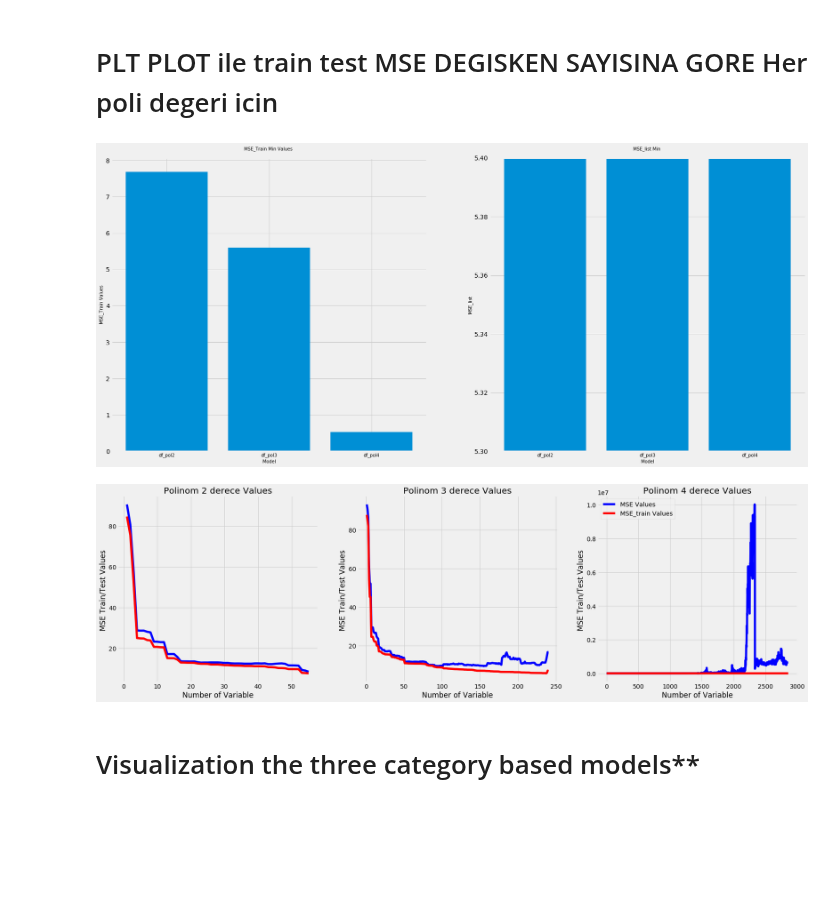
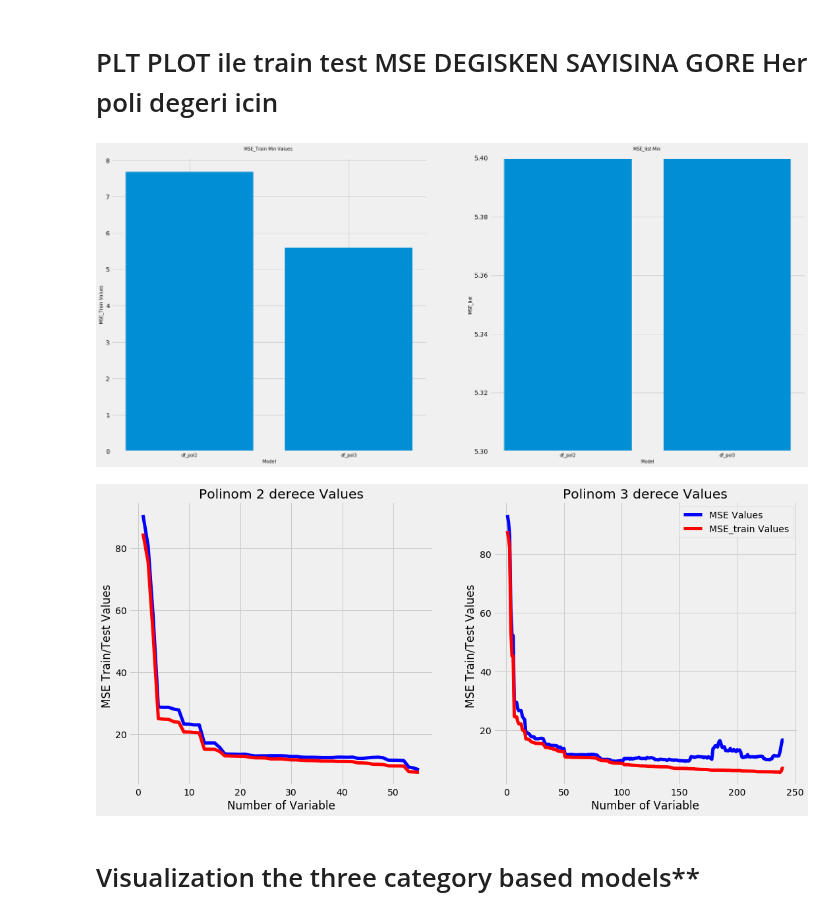
Before and after one commit to EceDolen/Proje-2-, a Jupyter notebook: proje 2 LifeExpectancyData SON2.ipynb, the cells around one changed output. Saved outputs shown, nothing was run; the diff lists cells and outputs as text; code cells hidden in the pictures; blank space fills up the shorter version.

```diff
--- a/proje 2 LifeExpectancyData SON2.ipynb
+++ b/proje 2 LifeExpectancyData SON2.ipynb
@@ -796,11 +762,11 @@ plt.show()
 # PLT PLOT ile train test MSE DEGISKEN SAYISINA GORE Her poli degeri icin
 # %%
 plt.figure(figsize=(25,25))
-objects = ('df_pol2', 'df_pol3', 'df_pol4')
+objects = ('df_pol2', 'df_pol3')
 
 y_pos = np.arange(len(objects))
-performance  =[df_pol2.MSE_train_list.min(), df_pol3.MSE_train_list.min(), df_pol4.MSE_train_list.min()]
-performance2 =[df_pol2.MSE_list.min(), df_pol3.MSE_list.min(), df_pol4.MSE_list.min()]
+performance  =[df_pol2.MSE_train_list.min(), df_pol3.MSE_train_list.min()]
+performance2 =[df_pol2.MSE_list.min(), df_pol3.MSE_list.min()]
 
 plt.subplot(221)
 plt.bar(y_pos, performance, align='center')
@@ -820,37 +786,30 @@ plt.ylim(5.30,5.40)
 
 plt.show()
 # %% [output]
-[figure, old version]
+[figure, new version]
 # %%
-#BUNU 3 GARIFKLE YANYANA YAPTIR HER POLI DEGERI ICIN
+#BUNU 2 GARIFKLE YANYANA YAPTIR HER POLI DEGERI ICIN
 plt.figure(1, figsize = (25,25))
 
 plt.subplot(331)
 plt.plot(df_pol2.degisken_sayisi,df_pol2.MSE_list,label = 'MSE Values', color='blue', linewidth=5)
 plt.plot(df_pol2.degisken_sayisi,df_pol2.MSE_train_list,label = 'MSE_train Values', color='red', linewidth=5)
 plt.xlabel('Number of Variable')
 plt.ylabel('MSE Train/Test Values ')
 plt.title('Polinom 2 derece Values')
 
 
 plt.subplot(332)
 plt.plot(df_pol3.degisken_sayisi,df_pol3.MSE_list,label = 'MSE Values', color='blue', linewidth=5)
 plt.plot(df_pol3.degisken_sayisi,df_pol3.MSE_train_list,label = 'MSE_train Values', color='red', linewidth=5)
 plt.xlabel('Number of Variable')
 plt.ylabel('MSE Train/Test Values ')
 plt.title('Polinom 3 derece Values')
 
-plt.subplot(333)
-plt.plot(df_pol4.degisken_sayisi,df_pol4.MSE_list,label = 'MSE Values', color='blue', linewidth=5)
-plt.plot(df_pol4.degisken_sayisi,df_pol4.MSE_train_list,label = 'MSE_train Values', color='red', linewidth=5)
-plt.xlabel('Number of Variable')
-plt.ylabel('MSE Train/Test Values ')
-plt.title('Polinom 4 derece Values')
-
 plt.legend()
 plt.show()
 # %% [output]
-[figure, old version]
+[figure, new version]
 # %%
 # Hangi poli degeri iyiyse ondan secip devam et
 # %% [markdown]
```
Also changed, not shown: parts of 21 cells of this notebook.
